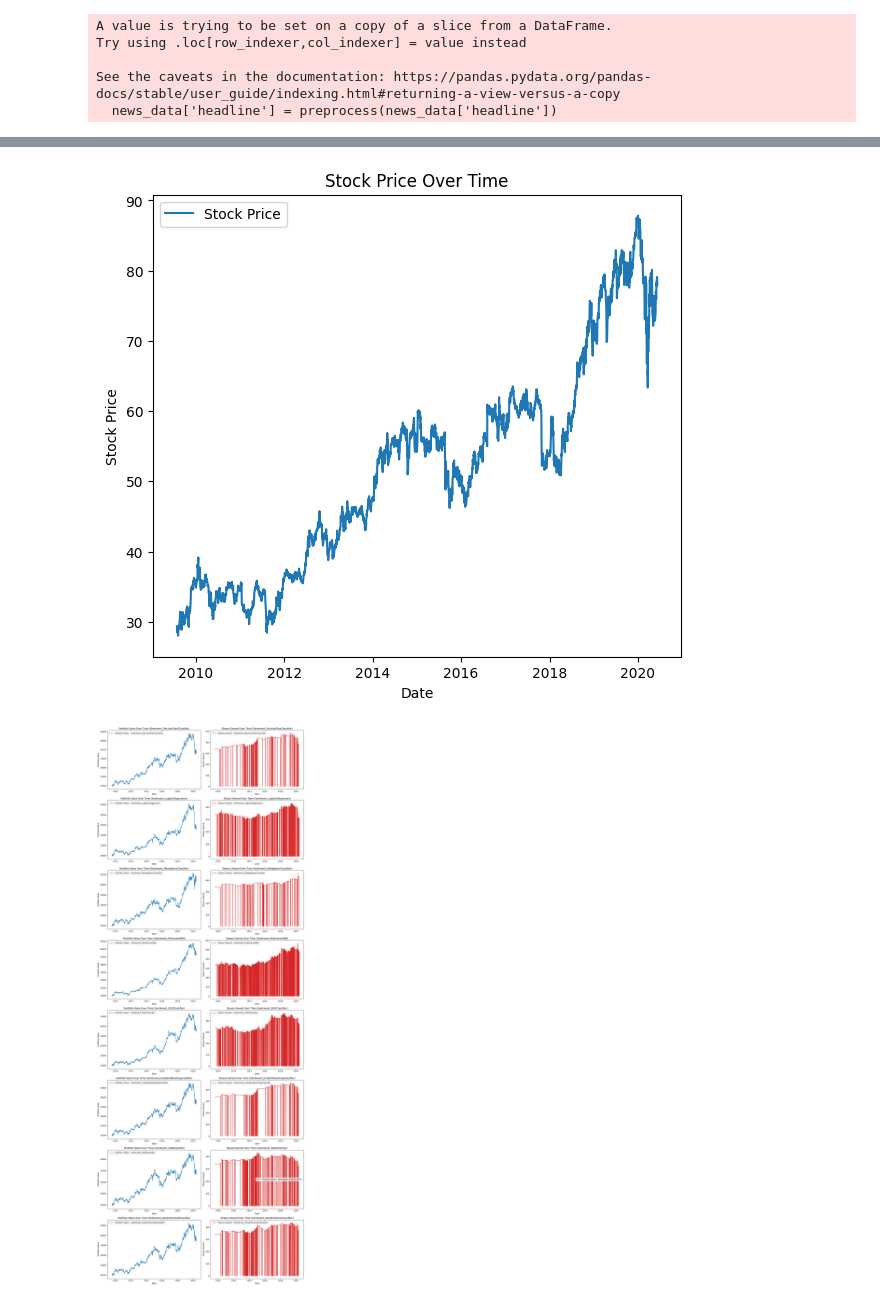
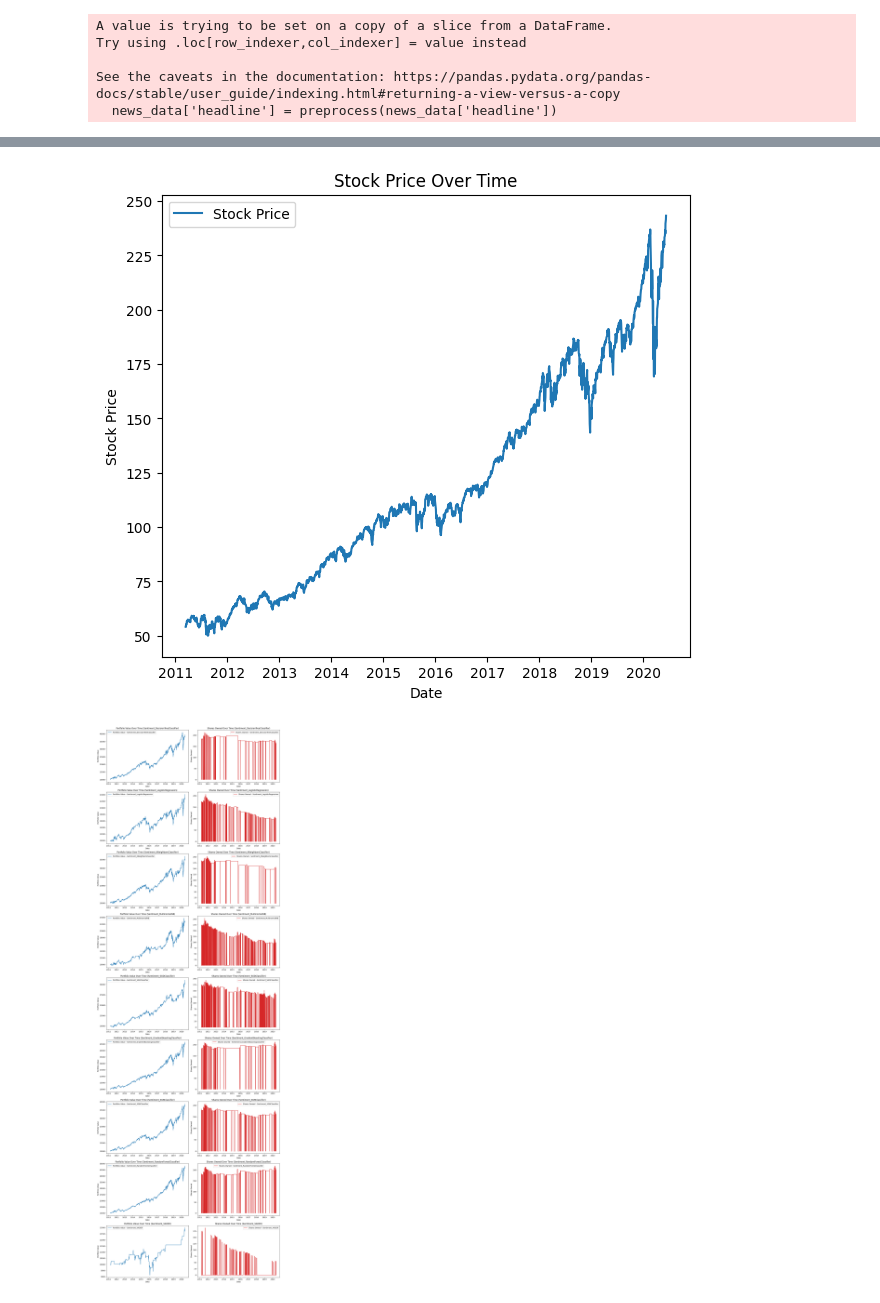
Before and after one commit to jamescalnan/Learning-From-Data-Coursework, a Jupyter notebook: Stock Predictor.ipynb, the cells around one changed output, grey strips where cells are left out. Saved outputs shown, nothing was run; the diff lists cells and outputs as text; code cells hidden in the pictures.

Commit message:
added vader to the sentiment scores, bad corr with everything but qqq

```diff
--- a/Stock Predictor.ipynb
+++ b/Stock Predictor.ipynb
@@ -107,7 +107,7 @@ ADBE    1999
 Name: count, dtype: int64
 # %%
 # Im going to use the MS stock as it has a lot of dates
-stock = "MRK"
+stock = "QQQ"
 news_data = data[data['stock'] == stock]
 
 news_data.head()
@@ -234,8 +234,12 @@ else:
         # Predict the sentiment
         news_data[f'Sentiment_{model_name.split("_pipeline")[0]}'] = model.predict(news_data['headline'])
 
+news_data['Sentiment_VADER'] = [vader.polarity_scores(v)['compound'] for v in news_data['headline']]
+
 available_models = [f'Sentiment_{model_name.split("_pipeline")[0]}' for model_name in available_models]
 
+available_models.append('Sentiment_VADER')
+
 news_data.head()
 # %% [output]
 [nltk_data] Downloading package vader_lexicon to
@@ -524,7 +530,7 @@ plt.legend()
 # plt.tight_layout()
 plt.show()
 # %% [output]
-[figure, old version]
+[figure, new version]
 # %%
 # merged_df['Sentiment'].value_counts()
 # %%
@@ -560,41 +566,39 @@ for i, model in enumerate(available_models):
                 cash -= shares_bought * stock_price
                 shares_owned += shares_bought
 
-        elif sentiment == 0:  # Sell
+        elif sentiment <= 0.05:  # Sell
             if shares_owned > 0:
                 # Sell all shares
                 cash += shares_owned * stock_price
                 shares_owned = 0
 
         # Update portfolio value (cash + value of owned shares)
         portfolio_value = cash + (shares_owned * stock_price)
         portfolio_values.append(portfolio_value)
         shares_history.append(shares_owned)  # Record the number of shares owned
 
     final_portfolio_values[model] = portfolio_value
 
     # Plot the portfolio value over time for the current model
     axes[i, 0].plot(merged_df['Date'], portfolio_values, label=f'Portfolio Value - {model}', color='tab:blue')
     axes[i, 0].set_xlabel('Date')
     axes[i, 0].set_ylabel('Portfolio Value')
     axes[i, 0].set_title(f'Portfolio Value Over Time ({model})')
     axes[i, 0].legend()
 
     # Plot the number of shares owned over time for the current model
     axes[i, 1].plot(merged_df['Date'], shares_history, label=f'Shares Owned - {model}', color='tab:red')
     axes[i, 1].set_xlabel('Date')
     axes[i, 1].set_ylabel('Shares Owned')
     axes[i, 1].set_title(f'Shares Owned Over Time ({model})')
     axes[i, 1].legend()
 
-# Sort the graphs by final portfolio value
-
 
 # Adjust layout for clarity
 plt.tight_layout()
 plt.show()
 # %% [output]
-[figure, old version]
+[figure, new version]
 # %%
 portfolio_values_df = pd.DataFrame.from_dict(final_portfolio_values, orient='index', columns=['Portfolio Value'])
 portfolio_values_df = portfolio_values_df.sort_values(by='Portfolio Value', ascending=False)
```
Also changed, not shown: parts of 19 cells of this notebook, 2 other files.
